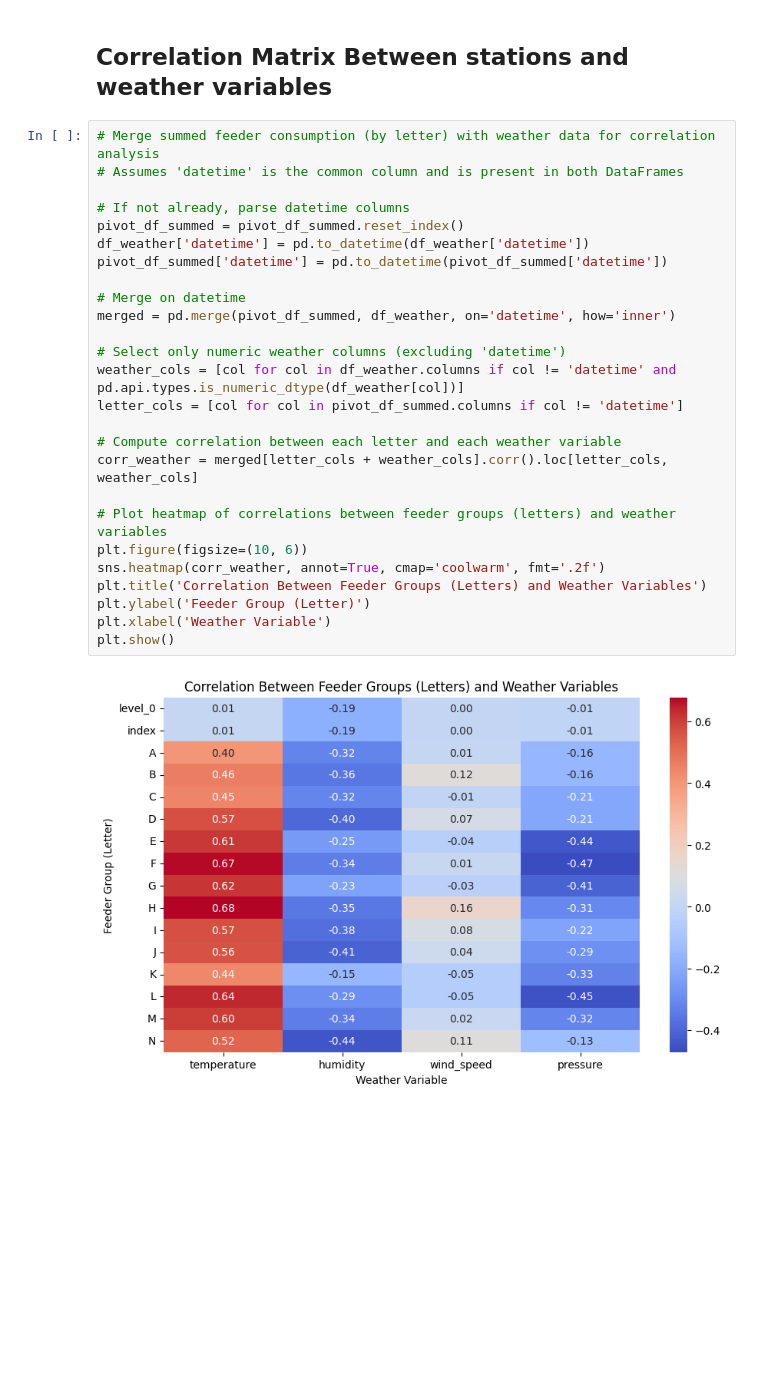
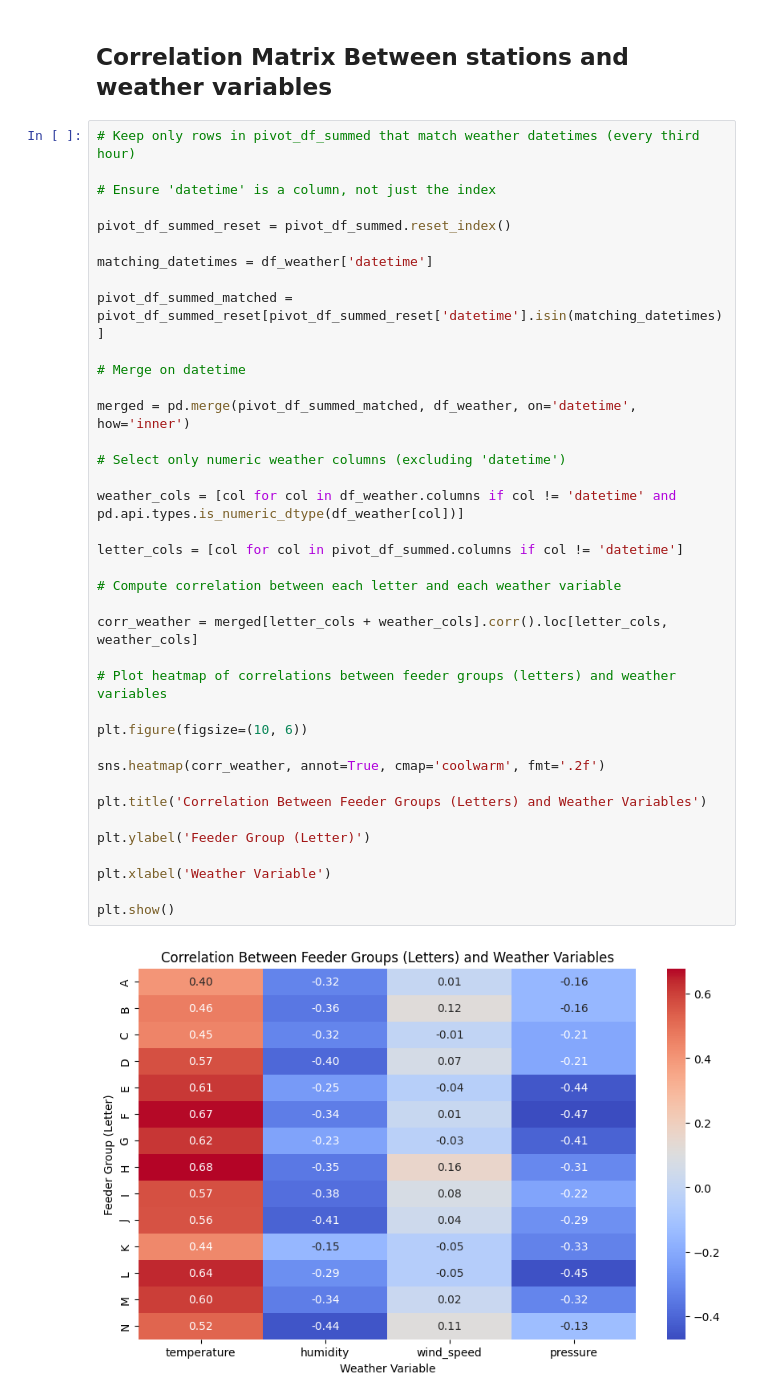
Before and after one commit to NicolaiBaklund/IT3212, a Jupyter notebook: notebooks/Paraguay/correlation.ipynb, the cells around one changed output. Cells and saved outputs as stored; diff of their text form; blank space fills up the shorter version.

```diff
--- a/notebooks/Paraguay/correlation.ipynb
+++ b/notebooks/Paraguay/correlation.ipynb
@@ -143,30 +143,42 @@ plt.show()
 # %% [markdown]
 ## Correlation Matrix Between stations and weather variables
 # %%
-# Merge summed feeder consumption (by letter) with weather data for correlation analysis
-# Assumes 'datetime' is the common column and is present in both DataFrames
+# Keep only rows in pivot_df_summed that match weather datetimes (every third hour)
 
-# If not already, parse datetime columns
-pivot_df_summed = pivot_df_summed.reset_index()
-df_weather['datetime'] = pd.to_datetime(df_weather['datetime'])
-pivot_df_summed['datetime'] = pd.to_datetime(pivot_df_summed['datetime'])
+# Ensure 'datetime' is a column, not just the index
+
+pivot_df_summed_reset = pivot_df_summed.reset_index()
+
+matching_datetimes = df_weather['datetime']
+
+pivot_df_summed_matched = pivot_df_summed_reset[pivot_df_summed_reset['datetime'].isin(matching_datetimes)]
 
 # Merge on datetime
-merged = pd.merge(pivot_df_summed, df_weather, on='datetime', how='inner')
+
+merged = pd.merge(pivot_df_summed_matched, df_weather, on='datetime', how='inner')
 
 # Select only numeric weather columns (excluding 'datetime')
+
 weather_cols = [col for col in df_weather.columns if col != 'datetime' and pd.api.types.is_numeric_dtype(df_weather[col])]
+
 letter_cols = [col for col in pivot_df_summed.columns if col != 'datetime']
 
 # Compute correlation between each letter and each weather variable
+
 corr_weather = merged[letter_cols + weather_cols].corr().loc[letter_cols, weather_cols]
 
 # Plot heatmap of correlations between feeder groups (letters) and weather variables
+
 plt.figure(figsize=(10, 6))
+
 sns.heatmap(corr_weather, annot=True, cmap='coolwarm', fmt='.2f')
+
 plt.title('Correlation Between Feeder Groups (Letters) and Weather Variables')
+
 plt.ylabel('Feeder Group (Letter)')
+
 plt.xlabel('Weather Variable')
+
 plt.show()
 # %% [output]
-[figure, old version]
+[figure, new version]
```
Also changed, not shown: 1 other file.
